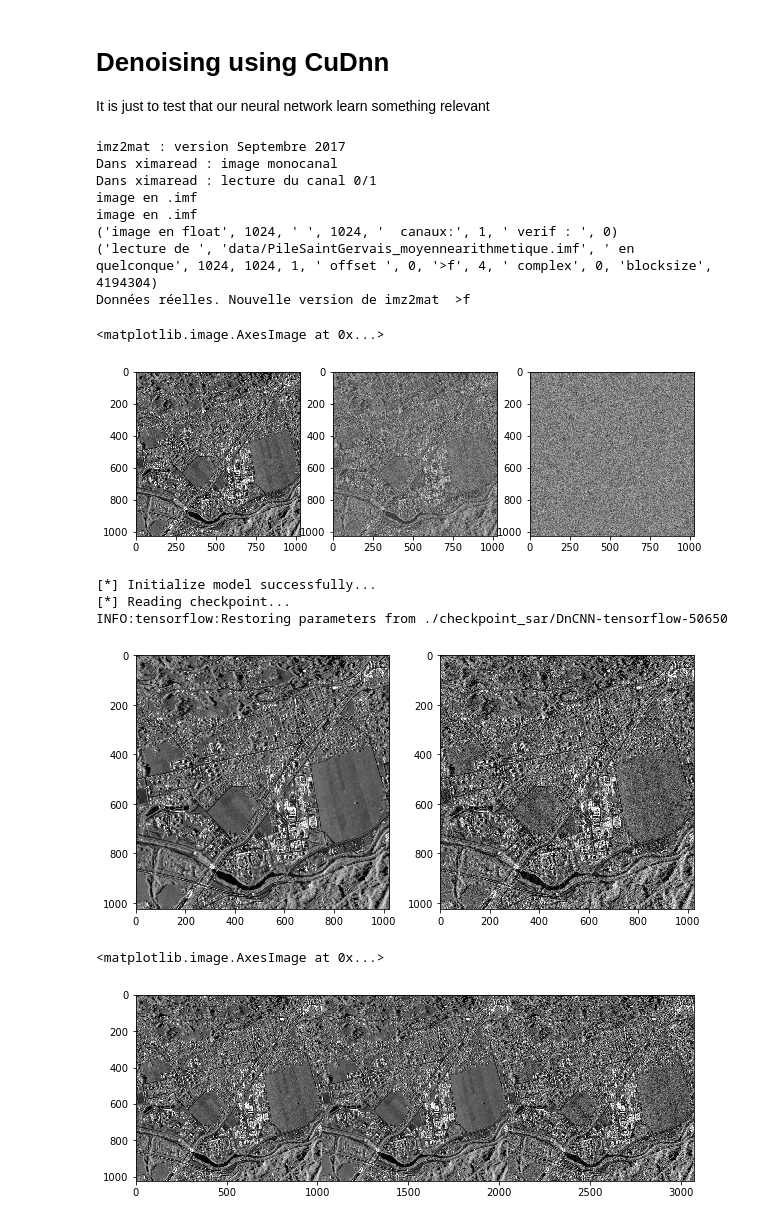
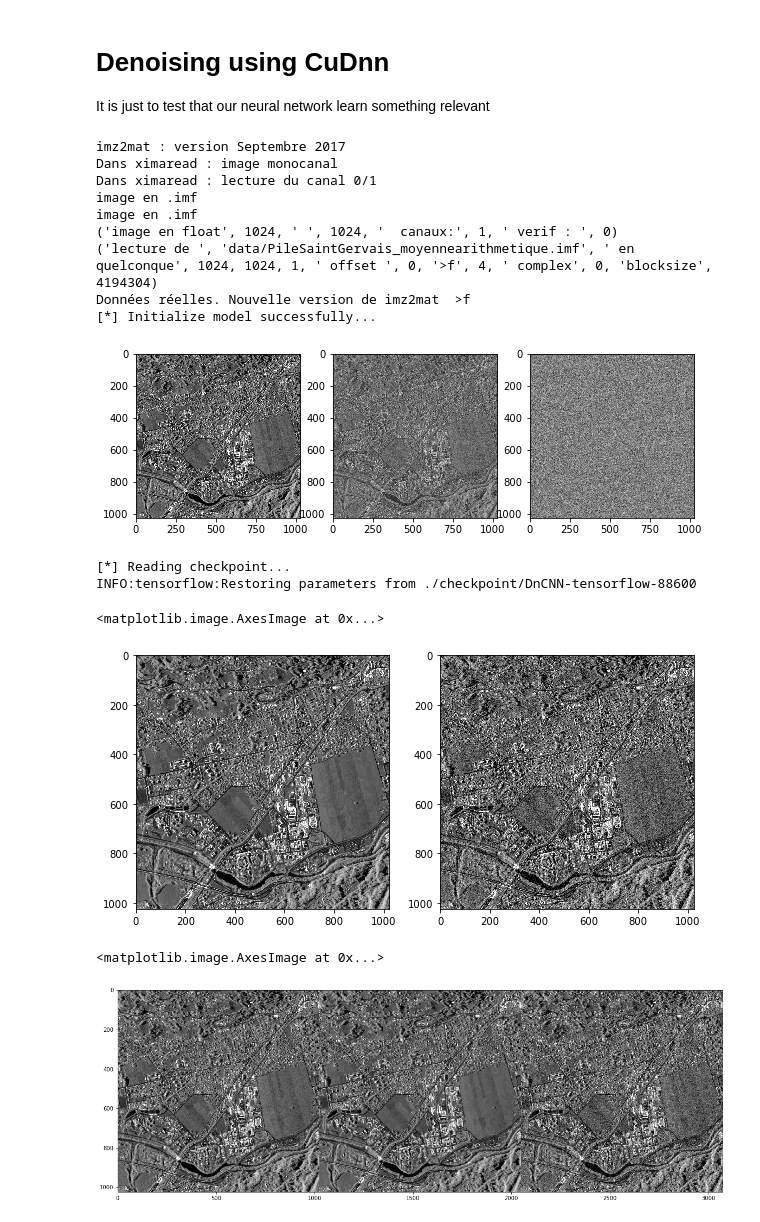
Before and after one commit to alexfil2017/RadarDenoising, a Jupyter notebook: test_denoiser.ipynb, the cells around one changed output. Cells and saved outputs as stored; diff of their text form; code cells hidden in the pictures.

Commit message:
I understand how to run the model

```diff
--- a/test_denoiser.ipynb
+++ b/test_denoiser.ipynb
@@ -24,6 +24,9 @@ plt.subplot(132)
 plt.imshow(img_noise, cmap='gray')
 plt.subplot(133)
 plt.imshow(img_noise*255-img_gt, cmap='gray')
+
+sess = tf.Session()
+model = denoiser(sess, sigma=25, add_noise=False)
 # %% [output]
 imz2mat : version Septembre 2017
 Dans ximaread : image monocanal
@@ -33,16 +36,15 @@ image en .imf
 ('image en float', 1024, ' ', 1024, '  canaux:', 1, ' verif : ', 0)
 ('lecture de ', 'data/PileSaintGervais_moyennearithmetique.imf', ' en quelconque', 1024, 1024, 1, ' offset ', 0, '>f', 4, ' complex', 0, 'blocksize', 4194304)
 Données réelles. Nouvelle version de imz2mat  >f
+[*] Initialize model successfully...
-<matplotlib.image.AxesImage at 0x...>
 [figure]
 # %%
 # We run the session and make a forward
-ckpt_dir = "./checkpoint_sar"
 
-sess = tf.Session()
-
-model = denoiser(sess, sigma=25, add_noise=False)
+#1) load a model
+ckpt_dir = "./checkpoint"
 model.load(ckpt_dir)
+#2) reshape the image: input :[0, 1]
 img_input = img_noise.reshape(1, img_gt.shape[1], img_gt.shape[0],1)
 denoised, noisy_img, psnr = model.denoise(img_input)
 
@@ -53,19 +55,19 @@ plt.subplot(121)
 plt.imshow(out, cmap='gray')
 plt.subplot(122)
 plt.imshow(noisy, cmap='gray')
-
+# at the end
 sess.close()
 # %% [output]
-[*] Initialize model successfully...
 [*] Reading checkpoint...
-INFO:tensorflow:Restoring parameters from ./checkpoint_sar/DnCNN-tensorflow-50650
+INFO:tensorflow:Restoring parameters from ./checkpoint/DnCNN-tensorflow-88600
+<matplotlib.image.AxesImage at 0x...>
 [figure]
 # %%
-plt.figure(figsize=(10,10))
+plt.figure(figsize=(20,10))
 plt.imshow(np.hstack((img_gt, out, noisy)), cmap='gray')
 # %% [output]
 <matplotlib.image.AxesImage at 0x...>
-[figure, old version]
+[figure, new version]
 # %%
 print(img_gt.mean(),img_gt.std(), out.mean(), out.std())
 print(cal_psnr(img_gt, out))
```
Also changed, not shown: parts of 3 cells of this notebook.
